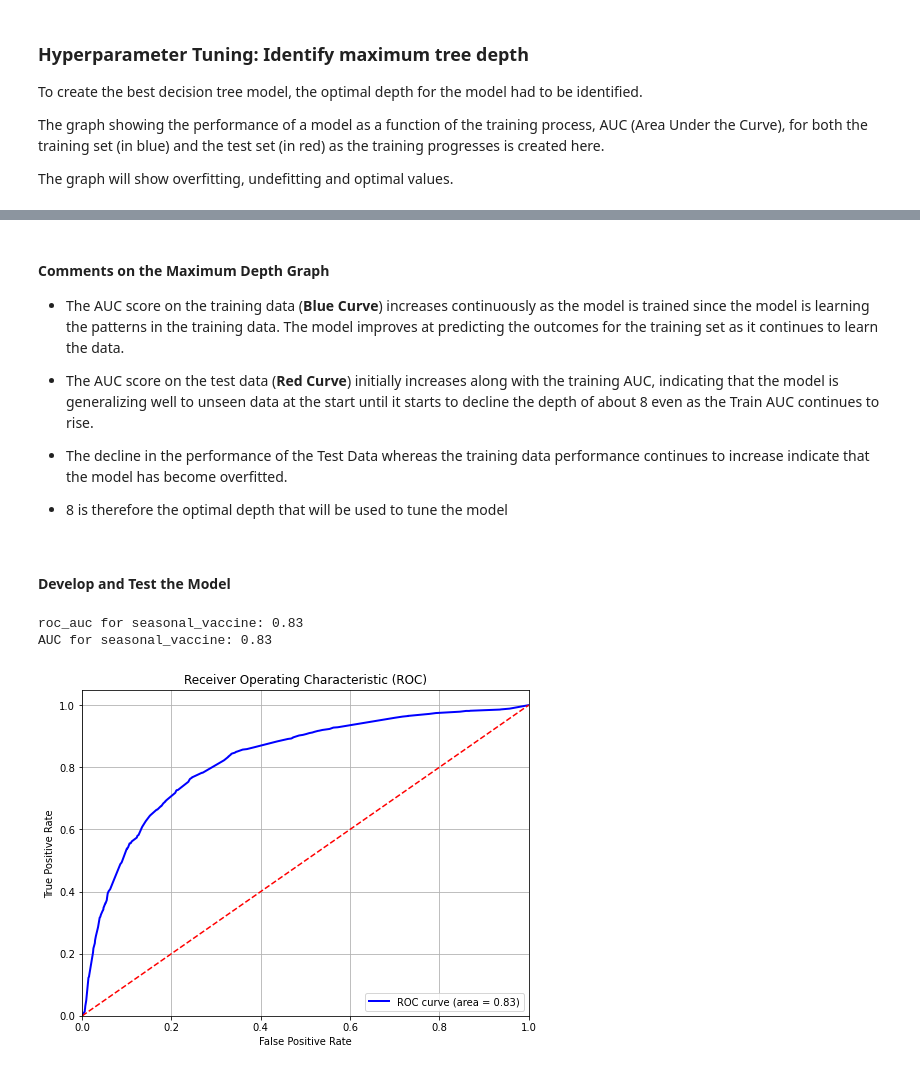
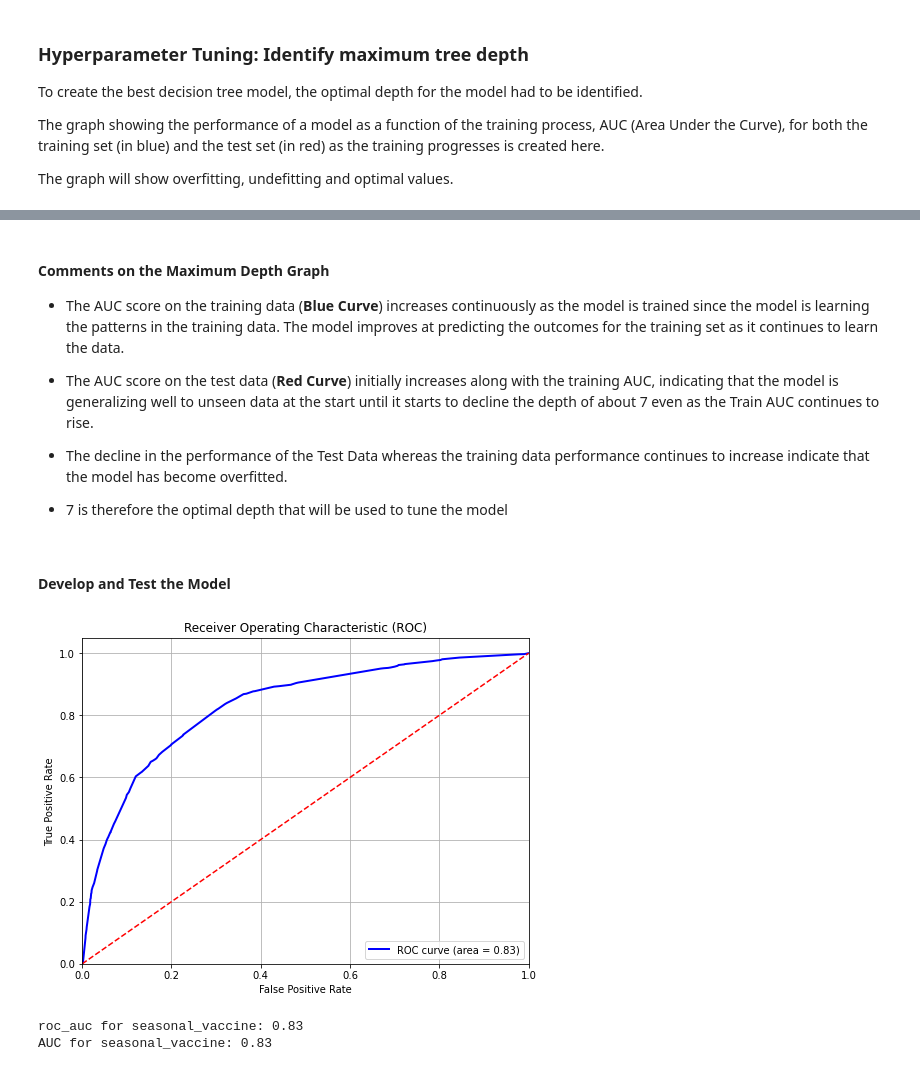
Before and after one commit to Pamela-Chebii/Predicting_H1N1_-_Seasonal_Flue_Vaccines, a Jupyter notebook: index.ipynb, the cells around one changed output, grey strips where cells are left out. Cells and saved outputs as stored; diff of their text form; code cells hidden in the pictures.

```diff
--- a/index.ipynb
+++ b/index.ipynb
@@ -1164,36 +1168,37 @@ plt.show()
 
 - The AUC score on the training data (**Blue Curve**) increases continuously as the model is trained since the model is learning the patterns in the training data. The model improves at predicting the outcomes for the training set as it continues to learn the data.
 
-- The AUC score on the test data (**Red Curve**) initially increases along with the training AUC, indicating that the model is generalizing well to unseen data at the start until it starts to decline the depth of about 8 even as the Train AUC continues to rise.
+- The AUC score on the test data (**Red Curve**) initially increases along with the training AUC, indicating that the model is generalizing well to unseen data at the start until it starts to decline the depth of about 7 even as the Train AUC continues to rise.
 
 - The decline in the performance of the Test Data whereas the training data performance continues to increase indicate that the model has become overfitted.
 
-- 8 is therefore the optimal depth that will be used to tune the model
+- 7 is therefore the optimal depth that will be used to tune the model
 # %% [markdown]
 #### Develop and Test the Model
 # %%
 # Create the ID3 classifier and prune the model using max_depth=8
-model_4 = DecisionTreeClassifier(criterion='entropy', max_depth=8, random_state=42)
+model_4 = DecisionTreeClassifier(criterion='entropy', max_depth=7, random_state=42)
 
 #fit the model
 model_4.fit(X_train_ohe, y_train)
 
 # Evaluate the model
 y_probs = model_4.predict_proba(X_test_ohe)[:, 1]
 
 # find the roc_auc score
 false_positive_rate, true_positive_rate, thresholds = roc_curve(y_test, y_probs)
 roc_auc = auc(false_positive_rate, true_positive_rate)
 
+# Plot ROC AUC for model_4
+auc_value = plot_roc_auc(model_4, X_test_ohe, y_test)
+
+# print ROC_AUC and AUC values
 print(f'roc_auc for seasonal_vaccine: {roc_auc:.2f}')
-
-# Plot ROC AUC for model_4
 print(f'AUC for seasonal_vaccine: {auc_value:.2f}')
-auc_value = plot_roc_auc(model_4, X_test_ohe, y_test)
 # %% [output]
+[figure, new version]
 roc_auc for seasonal_vaccine: 0.83
 AUC for seasonal_vaccine: 0.83
-[figure, old version]
 # %% [markdown]
 #### Comments on Model 4 Performance
 
```
Also changed, not shown: parts of 9 cells of this notebook.
